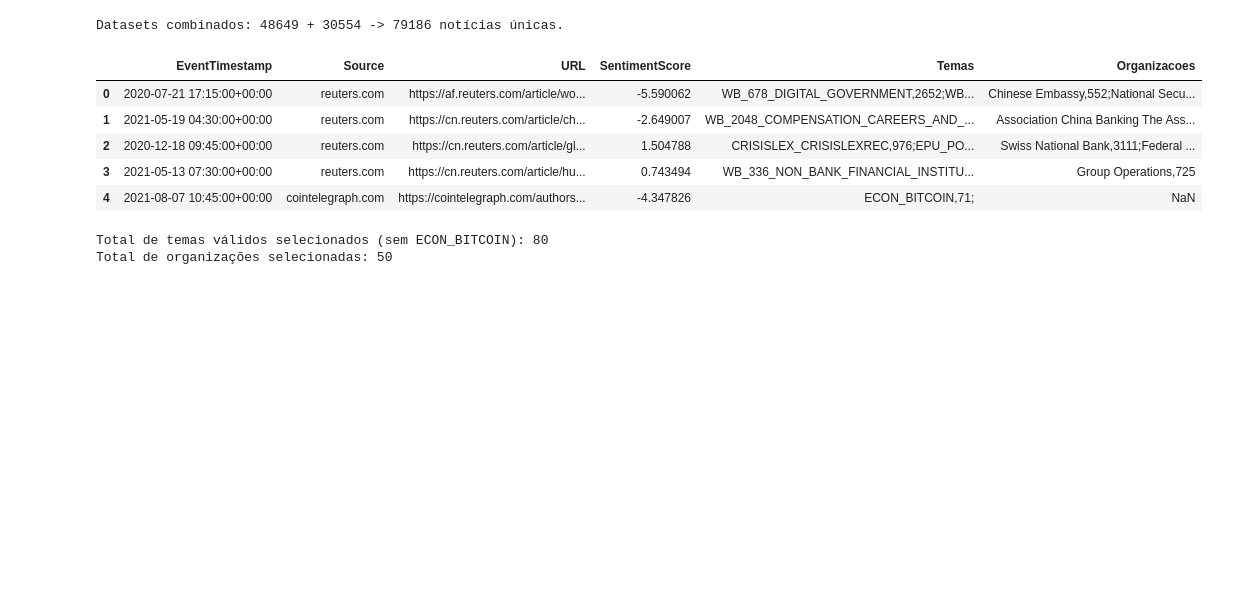
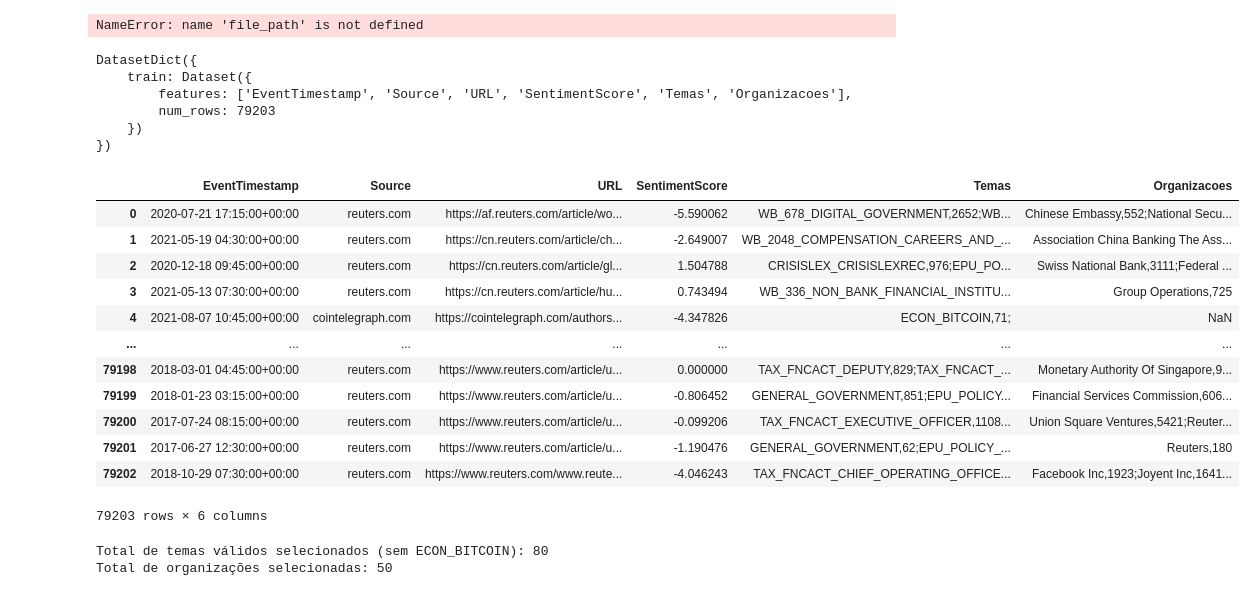
Before and after one commit to Fugant1/MADES, a Jupyter notebook: MADES/sources/notebooks/nstructured_data.ipynb, the cells around one changed output. Drawn from its saved outputs; the diff is of its cells as text; code cells hidden in the pictures; blank space fills up the shorter version.

```diff
--- a/MADES/sources/notebooks/nstructured_data.ipynb
+++ b/MADES/sources/notebooks/nstructured_data.ipynb
@@ -9,30 +9,53 @@ from sklearn.preprocessing import normalize
 from sklearn.metrics import silhouette_score
 # %%
 import os
-import pandas as pd
+import datasets as dt
 
-file_path = "../data/dados_bitcoin_gdelt_limpos.csv"
-file_path2 = "../data/dados_bitcoin_gdelt_limpos_2.csv" if os.path.exists("../data/dados_bitcoin_gdelt_limpos_2.csv") else "../data/dados_bitcoin_gdelt_limpos2.csv"
+#file_path = "../data/dados_bitcoin_gdelt_limpos.csv"
+#file_path2 = "../data/dados_bitcoin_gdelt_limpos_2.csv" if os.path.exists("../data/dados_bitcoin_gdelt_limpos_2.csv") else "../data/dados_bitcoin_gdelt_limpos2.csv"
 
-df1 = pd.read_csv(file_path)
+dts = dt.load_dataset("Fugant1/gdelt_mades")
 
-if os.path.exists(file_path2):
-    df2 = pd.read_csv(file_path2)
-    df = pd.concat([df1, df2], axis=0).drop_duplicates(subset=["URL"]).reset_index(drop=True)
-    print(f"Datasets combinados: {len(df1)} + {len(df2)} -> {len(df)} notícias únicas.")
-else:
-    df = df1
-    print(f"Dataset carregado: {len(df)} notícias.")
+# df1 = pd.read_csv(file_path)
 
-display(df.head())
+# if os.path.exists(file_path2):
+#     df2 = pd.read_csv(file_path2)
+#     df = pd.concat([df1, df2], axis=0).drop_duplicates(subset=["URL"]).reset_index(drop=True)
+#     print(f"Datasets combinados: {len(df1)} + {len(df2)} -> {len(df)} notícias únicas.")
+# else:
+#     df = df1
+#     print(f"Dataset carregado: {len(df)} notícias.")
+
+# display(df.head())
 # %% [output]
-Datasets combinados: 48649 + 30554 -> 79186 notícias únicas.
+NameError: name 'file_path' is not defined
-|  | EventTimestamp | Source | URL | SentimentScore | Temas | Organizacoes |
-| 0 | 2020-07-21 17:15:00+00:00 | reuters.com | https://af.reuters.com/article/wo... | -5.590062 | WB_678_DIGITAL_GOVERNMENT,2652;WB... | Chinese Embassy,552;National Secu... |
-| 1 | 2021-05-19 04:30:00+00:00 | reuters.com | https://cn.reuters.com/article/ch... | -2.649007 | WB_2048_COMPENSATION_CAREERS_AND_... | Association China Banking The Ass... |
-| 2 | 2020-12-18 09:45:00+00:00 | reuters.com | https://cn.reuters.com/article/gl... | 1.504788 | CRISISLEX_CRISISLEXREC,976;EPU_PO... | Swiss National Bank,3111;Federal ... |
-| 3 | 2021-05-13 07:30:00+00:00 | reuters.com | https://cn.reuters.com/article/hu... | 0.743494 | WB_336_NON_BANK_FINANCIAL_INSTITU... | Group Operations,725 |
-| 4 | 2021-08-07 10:45:00+00:00 | cointelegraph.com | https://cointelegraph.com/authors... | -4.347826 | ECON_BITCOIN,71; | NaN |
+# %%
+display(dts)
+# %% [output]
+DatasetDict({
+    train: Dataset({
+        features: ['EventTimestamp', 'Source', 'URL', 'SentimentScore', 'Temas', 'Organizacoes'],
+        num_rows: 79203
+    })
+})
+# %%
+df = dts['train'].to_pandas()  # Convert the Hugging Face Dataset to a Pandas DataFrame
+# %%
+display(df)
+# %% [output]
+|  | EventTimestamp | Source | URL | SentimentScore | Temas | Organizacoes |
+| 0 | 2020-07-21 17:15:00+00:00 | reuters.com | https://af.reuters.com/article/wo... | -5.590062 | WB_678_DIGITAL_GOVERNMENT,2652;WB... | Chinese Embassy,552;National Secu... |
+| 1 | 2021-05-19 04:30:00+00:00 | reuters.com | https://cn.reuters.com/article/ch... | -2.649007 | WB_2048_COMPENSATION_CAREERS_AND_... | Association China Banking The Ass... |
+| 2 | 2020-12-18 09:45:00+00:00 | reuters.com | https://cn.reuters.com/article/gl... | 1.504788 | CRISISLEX_CRISISLEXREC,976;EPU_PO... | Swiss National Bank,3111;Federal ... |
+| 3 | 2021-05-13 07:30:00+00:00 | reuters.com | https://cn.reuters.com/article/hu... | 0.743494 | WB_336_NON_BANK_FINANCIAL_INSTITU... | Group Operations,725 |
+| 4 | 2021-08-07 10:45:00+00:00 | cointelegraph.com | https://cointelegraph.com/authors... | -4.347826 | ECON_BITCOIN,71; | NaN |
+| ... | ... | ... | ... | ... | ... | ... |
+| 79198 | 2018-03-01 04:45:00+00:00 | reuters.com | https://www.reuters.com/article/u... | 0.000000 | TAX_FNCACT_DEPUTY,829;TAX_FNCACT_... | Monetary Authority Of Singapore,9... |
+| 79199 | 2018-01-23 03:15:00+00:00 | reuters.com | https://www.reuters.com/article/u... | -0.806452 | GENERAL_GOVERNMENT,851;EPU_POLICY... | Financial Services Commission,606... |
+| 79200 | 2017-07-24 08:15:00+00:00 | reuters.com | https://www.reuters.com/article/u... | -0.099206 | TAX_FNCACT_EXECUTIVE_OFFICER,1108... | Union Square Ventures,5421;Reuter... |
+| 79201 | 2017-06-27 12:30:00+00:00 | reuters.com | https://www.reuters.com/article/u... | -1.190476 | GENERAL_GOVERNMENT,62;EPU_POLICY_... | Reuters,180 |
+| 79202 | 2018-10-29 07:30:00+00:00 | reuters.com | https://www.reuters.com/www.reute... | -4.046243 | TAX_FNCACT_CHIEF_OPERATING_OFFICE... | Facebook Inc,1923;Joyent Inc,1641... |
+79203 rows × 6 columns
 # %%
 # 1. Extração de tags de temas e organizações como identificadores atômicos
 def extrair_entidades(raw_str):
```
Also changed, not shown: 3 other files.
